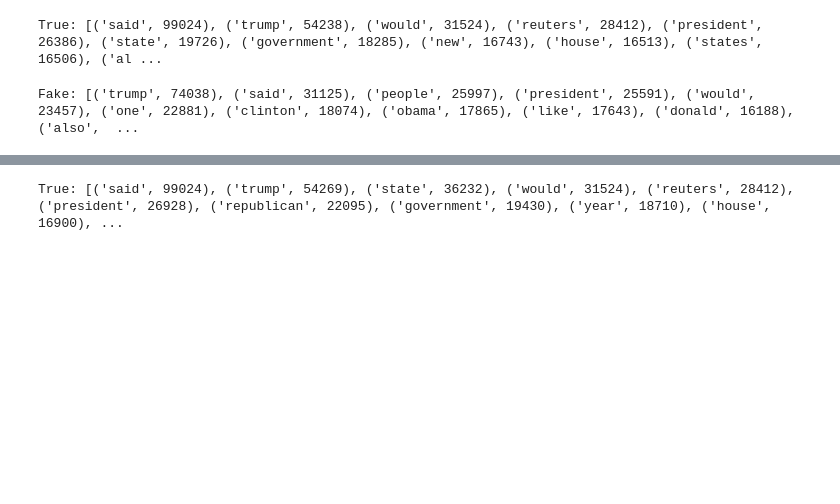
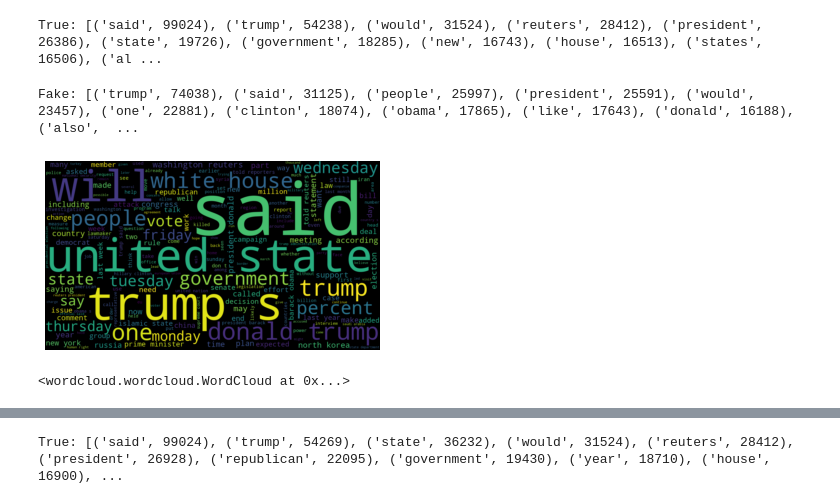
Before and after one commit to GabrielDeml/CS525, a Jupyter notebook: Homework1/news/news.ipynb, the cells around one changed output, grey strips where cells are left out. Saved outputs shown, nothing was run; the diff lists cells and outputs as text; code cells hidden in the pictures; blank space fills up the shorter version.

```diff
--- a/Homework1/news/news.ipynb
+++ b/Homework1/news/news.ipynb
@@ -75,6 +77,6 @@ fake_string = ''.join(fake["text"])
 fake_tokenized = nltk.word_tokenize(fake_string)
 # %%
 # Make all the words lowercase and remove the punctuation
-true_tokenized = [word.lower() for word in true_tokenized if word.isalnum() or (not "." and not "," and not "?" and not "!")]
+true_tokenized = [word.lower() for word in true_tokenized if word.isalnum() or (not "." and not "," and not "?" and not "!" and not "s")]
 # %%
 # Make all the words lowercase and remove the punctuation
@@ -126,3 +128,17 @@ fdist_fake = FreqDist(fake_tokenized)
 print("Fake: " + str(fdist_fake.most_common(100)))
 # %% [output]
 Fake: [('trump', 74038), ('said', 31125), ('people', 25997), ('president', 25591), ('would', 23457), ('one', 22881), ('clinton', 18074), ('obama', 17865), ('like', 17643), ('donald', 16188), ('also',  ...
+# %%
+true_string = ' '.join(true_tokenized)
+fake_string = ' '.join(fake_tokenized)
+# %%
+wordcloud = WordCloud(width=1920, height=1080).generate(true_string)
+
+# Display the generated image:
+plt.imshow(wordcloud, interpolation='bilinear')
+plt.axis("off")
+plt.show()
+wordcloud.to_file('true_wordcloud.png')
+# %% [output]
+[figure, added]
+<wordcloud.wordcloud.WordCloud at 0x...>
```
Also changed, not shown: parts of 5 cells of this notebook, 2 other files.
